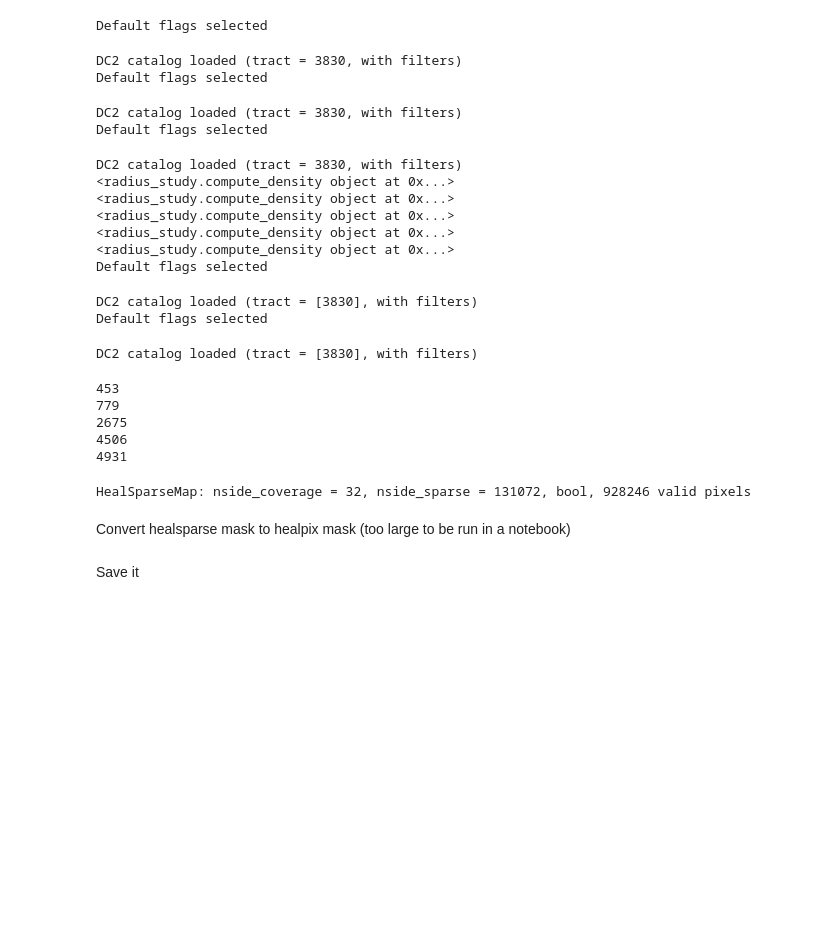
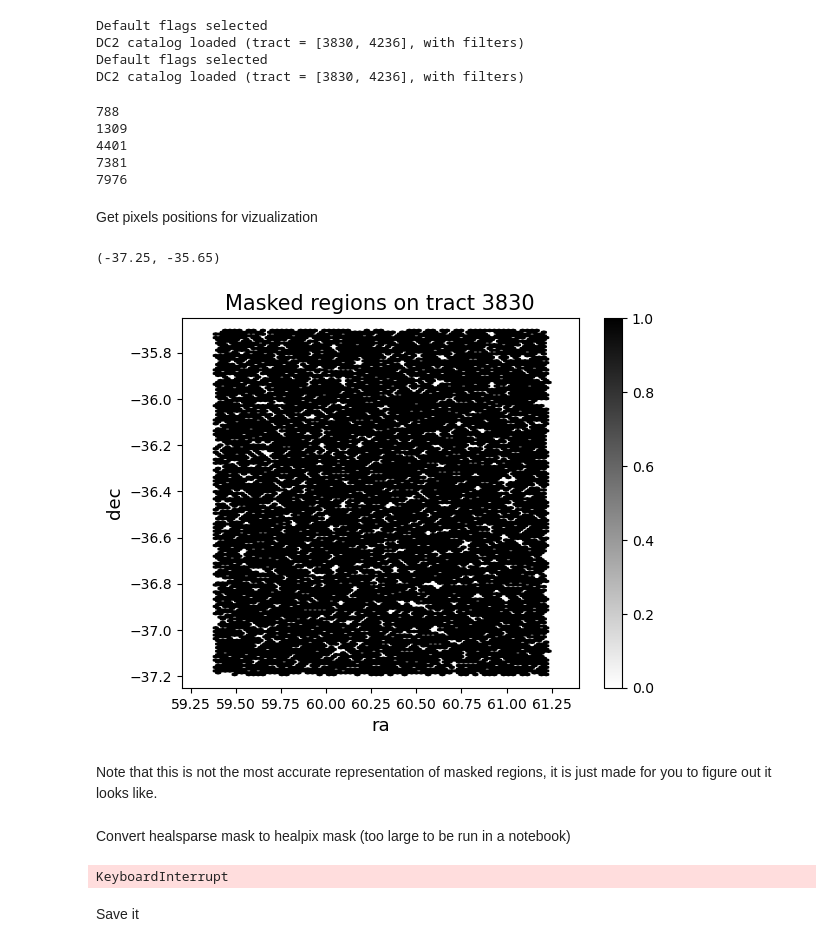
Before and after one commit to LSSTDESC/DC2_stellar_masks, a Jupyter notebook: Examples/generate_masks.ipynb, the cells around one changed output. Saved outputs shown, nothing was run; the diff lists cells and outputs as text; code cells hidden in the pictures; blank space fills up the shorter version.

```diff
--- a/Examples/generate_masks.ipynb
+++ b/Examples/generate_masks.ipynb
@@ -5,39 +9,44 @@ import generate_masks
 # %%
-mask_gen = generate_masks.masks(tract_list=[3830])#, density_ratio = density_glob)
+mask_gen = generate_masks.Masks(tract_list=[3830,4236])#, density_ratio = density_glob)
 # %% [output]
 Default flags selected
+DC2 catalog loaded (tract = [3830, 4236], with filters)
+Default flags selected
+DC2 catalog loaded (tract = [3830, 4236], with filters)
-DC2 catalog loaded (tract = 3830, with filters)
-Default flags selected
-DC2 catalog loaded (tract = 3830, with filters)
-Default flags selected
-DC2 catalog loaded (tract = 3830, with filters)
-<radius_study.compute_density object at 0x...>
-<radius_study.compute_density object at 0x...>
-<radius_study.compute_density object at 0x...>
-<radius_study.compute_density object at 0x...>
-<radius_study.compute_density object at 0x...>
-Default flags selected
-DC2 catalog loaded (tract = [3830], with filters)
-Default flags selected
-DC2 catalog loaded (tract = [3830], with filters)
 # %%
 mask = mask_gen.create_healsparse_masks()
 # %% [output]
-453
-779
-2675
-4506
-4931
+788
+1309
+4401
+7381
+7976
 # %%
 mask_gen.write_heaslparse_mask(mask, outpath = "/sps/lsst/users/namourou/web/clusters/DC2/bright_objects_masks/catalogs/bo_masks_3830.hs")
+# %% [markdown]
+Get pixels positions for vizualization
 # %%
-mask
+ra, dec = mask.valid_pixels_pos()
+mask_values = mask.get_values_pix(mask.valid_pixels)
-# %% [output]
-HealSparseMap: nside_coverage = 32, nside_sparse = 131072, bool, 928246 valid pixels
+# %%
+plt.title("Masked regions on tract 3830", fontsize = 15)
+plt.xlabel("ra", fontsize=13)
+plt.ylabel("dec", fontsize=13)
+plt.hexbin(ra, dec, C=mask_values, gridsize=500,vmin=0, vmax=1,cmap='binary')
+plt.colorbar()
+plt.xlim(59.20,61.40)
+plt.ylim(-37.25,-35.65)
+# %% [output]
+(-37.25, -35.65)
+[figure, added]
+# %% [markdown]
+Note that this is not the most accurate representation of masked regions, it is just made for you to figure out it looks like.
 # %% [markdown]
 Convert healsparse mask to healpix mask (too large to be run in a notebook)
 # %%
 ra_hp, dec_hp, hp_mask = mask_gen.convert_maks(mask) ###
+# %% [output]
+KeyboardInterrupt
 # %% [markdown]
 Save it
 # %%
```
Also changed, not shown: parts of 1 cell of this notebook, 10 other files.
